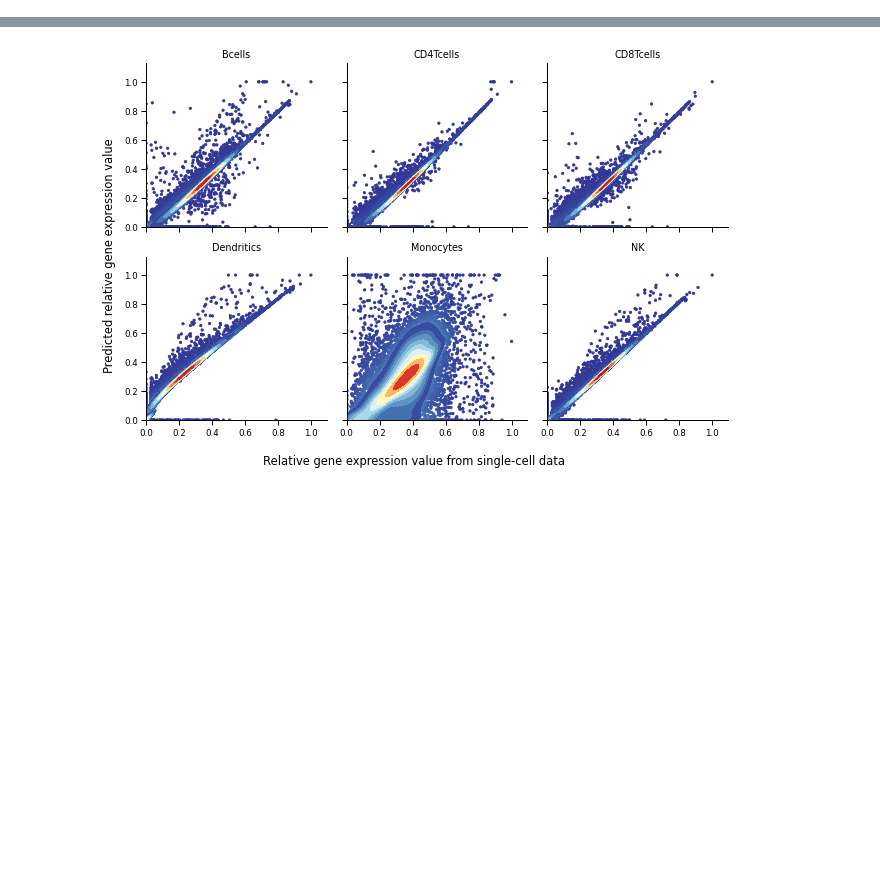
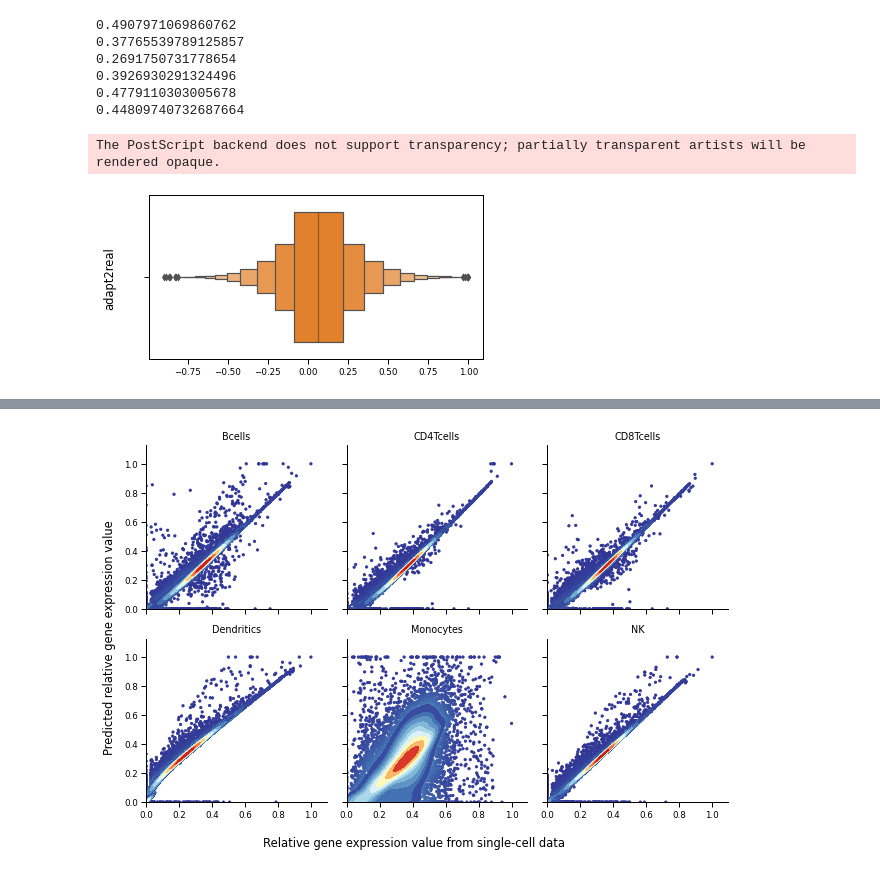
Before and after one commit to poseidonchan/TAPE, a Jupyter notebook: Experiments/Figures/concordance_analysis.ipynb, the cells around one changed output, grey strips where cells are left out. Saved outputs shown, nothing was run; the diff lists cells and outputs as text; code cells hidden in the pictures; blank space fills up the shorter version.

```diff
--- a/Experiments/Figures/concordance_analysis.ipynb
+++ b/Experiments/Figures/concordance_analysis.ipynb
@@ -8,0 +46,34 @@ sns.set_context("paper")
+# %%
+from sklearn.preprocessing import MinMaxScaler
+scaler = MinMaxScaler()
+data8k = scaler.fit_transform(data8k)
+monaco = scaler.fit_transform(monaco)
+# %%
+monaco = monaco.T
+data8k = data8k.T
+# %%
+for i in range(6):
+    print(CCCscore(monaco[i],data8k[i]))
+# %% [output]
+0.4907971069860762
+0.37765539789125857
+0.2691750731778654
+0.3926930291324496
+0.4779110303005678
+0.44809740732687664
+# %%
+### ccc at gene level
+real_gene_ccc = []
+real_gene_pearson = []
+for i in range(data8k.shape[1]):
+    real_gene_pearson.append(np.corrcoef(data8k[:,i],monaco[:,i])[0,1])
+    real_gene_ccc.append(CCCscore(data8k[:,i],monaco[:,i]))
+# %%
+fig, ax = plt.subplots(figsize=(6, 3))
+color = sns.color_palette()[1]
+sns.boxenplot(real_gene_ccc,ax=ax,orient="v",color=color)
+fig.supylabel('adapt2real')
+fig.savefig('genelevel_ccc_csx.eps', format='eps', dpi=300)
+# %% [output]
+The PostScript backend does not support transparency; partially transparent artists will be rendered opaque.
+[figure, added]
```
Also changed, not shown: parts of 19 cells of this notebook, 7 other files.
